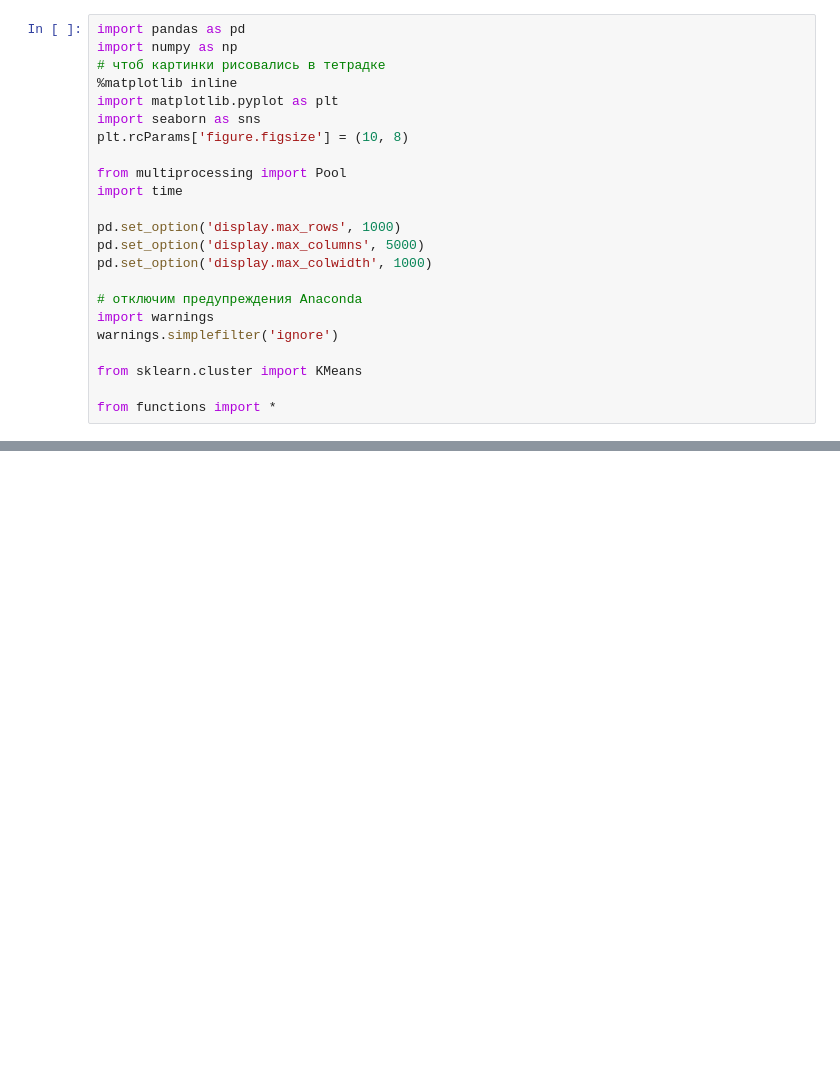
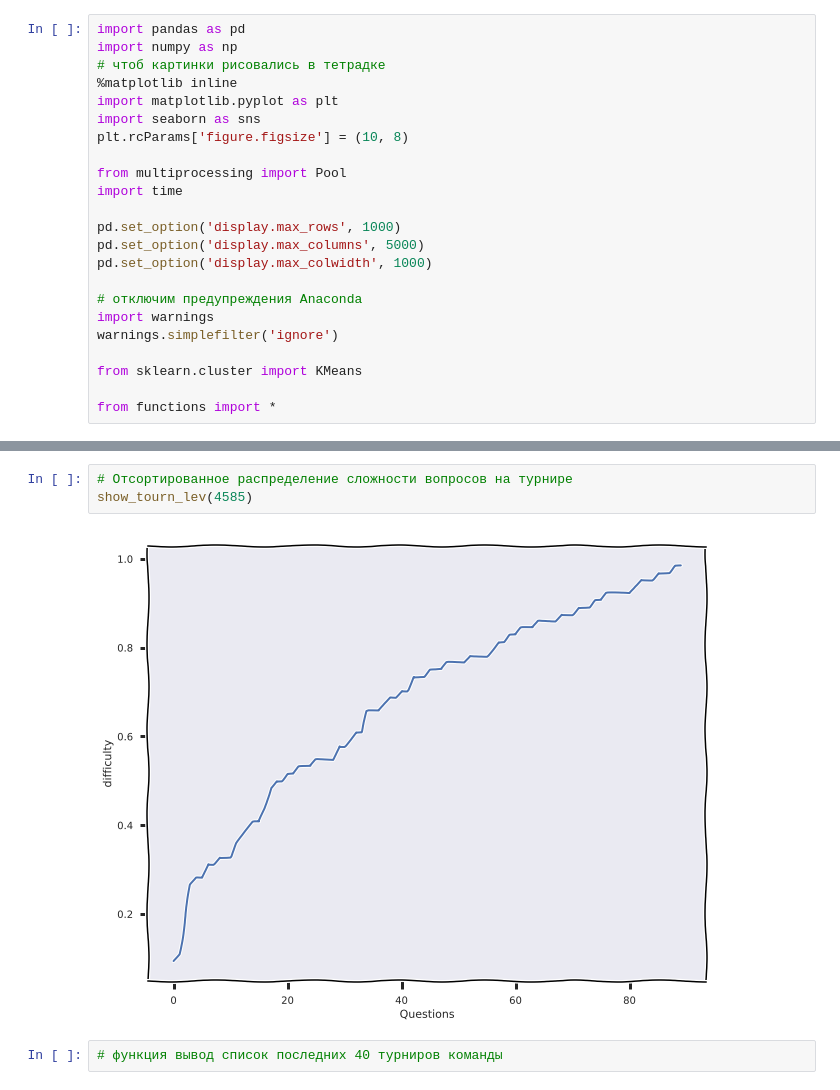
Before and after one commit to rosolimo212/chgk_results, a Jupyter notebook: rating_research.ipynb, the cells around one changed output, grey strips where cells are left out. Drawn from its saved outputs; the diff is of its cells as text; blank space fills up the shorter version.

```diff
--- a/rating_research.ipynb
+++ b/rating_research.ipynb
@@ -49,0 +151,7 @@ NameError: name 'get_team_results' is not defined
+# %%
+# Отсортированное распределение сложности вопросов на турнире
+show_tourn_lev(4585)
+# %% [output]
+[figure, added]
+# %%
+# функция вывод список последних 40 турниров команды
```
Also changed, not shown: parts of 32 cells of this notebook, 1 other file.
